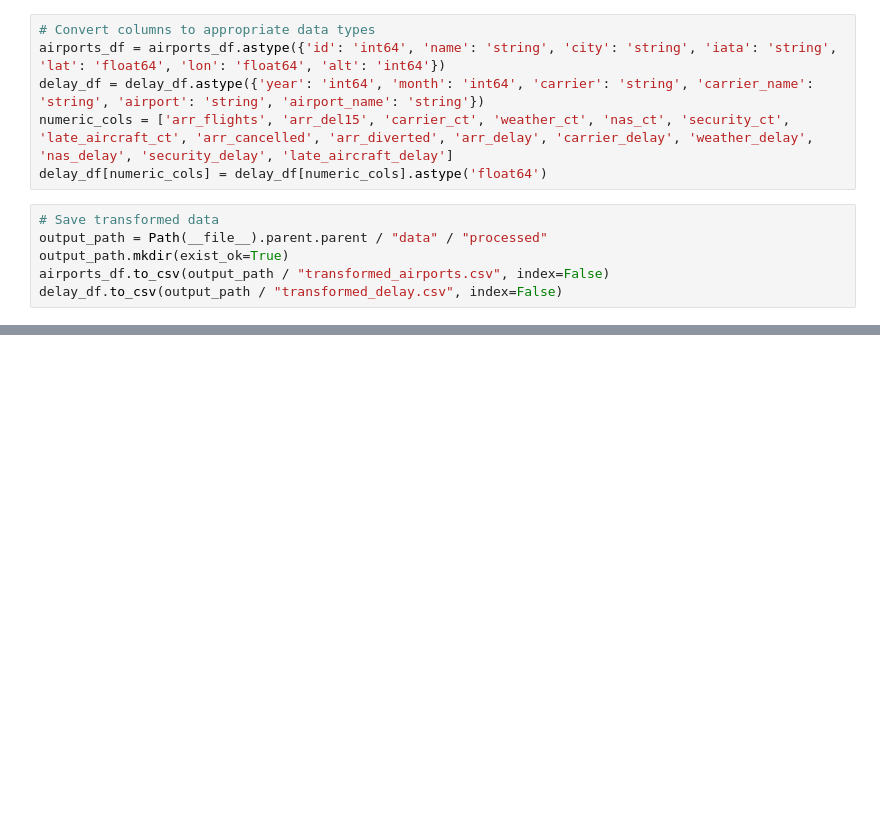
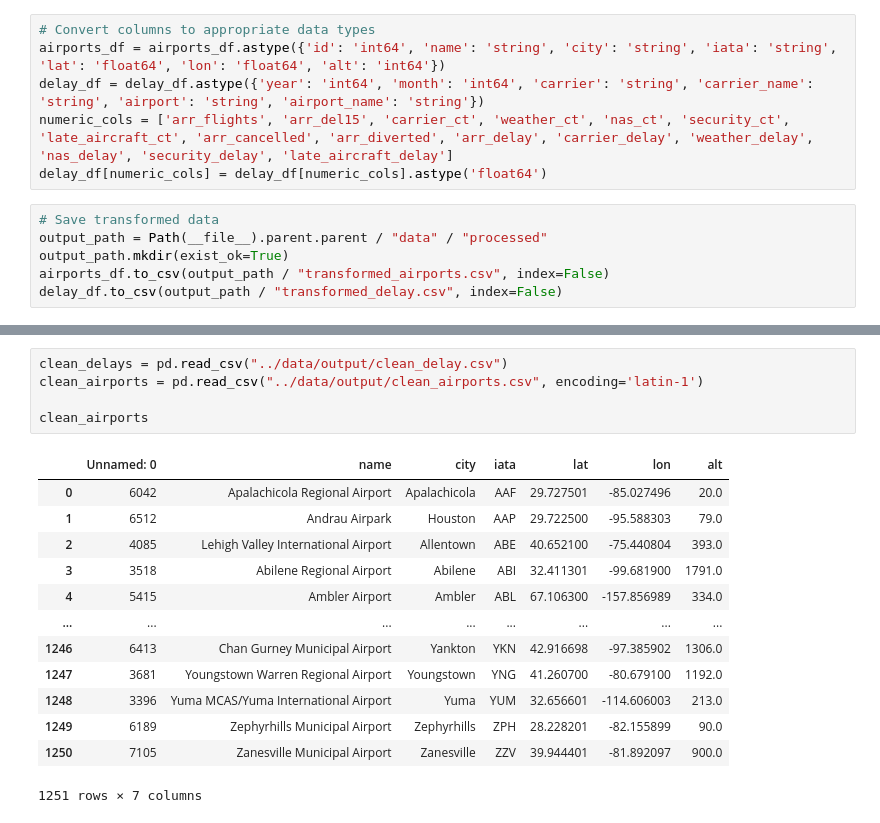
Before and after one commit to sg673/capstone, a Jupyter notebook: etl_process/notebooks/transform.ipynb, the cells around one changed output, grey strips where cells are left out. Cells and saved outputs as stored; diff of their text form; blank space fills up the shorter version.

```diff
--- a/etl_process/notebooks/transform.ipynb
+++ b/etl_process/notebooks/transform.ipynb
@@ -88,0 +103,19 @@ clean_data
+# %%
+clean_delays = pd.read_csv("../data/output/clean_delay.csv")
+clean_airports = pd.read_csv("../data/output/clean_airports.csv", encoding='latin-1')
+
+clean_airports
+# %% [output]
+|  | Unnamed: 0 | name | city | iata | lat | lon | alt |
+| 0 | 6042 | Apalachicola Regional Airport | Apalachicola | AAF | 29.727501 | -85.027496 | 20.0 |
+| 1 | 6512 | Andrau Airpark | Houston | AAP | 29.722500 | -95.588303 | 79.0 |
+| 2 | 4085 | Lehigh Valley International Airport | Allentown | ABE | 40.652100 | -75.440804 | 393.0 |
+| 3 | 3518 | Abilene Regional Airport | Abilene | ABI | 32.411301 | -99.681900 | 1791.0 |
+| 4 | 5415 | Ambler Airport | Ambler | ABL | 67.106300 | -157.856989 | 334.0 |
+| ... | ... | ... | ... | ... | ... | ... | ... |
+| 1246 | 6413 | Chan Gurney Municipal Airport | Yankton | YKN | 42.916698 | -97.385902 | 1306.0 |
+| 1247 | 3681 | Youngstown Warren Regional Airport | Youngstown | YNG | 41.260700 | -80.679100 | 1192.0 |
+| 1248 | 3396 | Yuma MCAS/Yuma International Airport | Yuma | YUM | 32.656601 | -114.606003 | 213.0 |
+| 1249 | 6189 | Zephyrhills Municipal Airport | Zephyrhills | ZPH | 28.228201 | -82.155899 | 90.0 |
+| 1250 | 7105 | Zanesville Municipal Airport | Zanesville | ZZV | 39.944401 | -81.892097 | 900.0 |
+1251 rows × 7 columns
```
Also changed, not shown: parts of 9 cells of this notebook.
